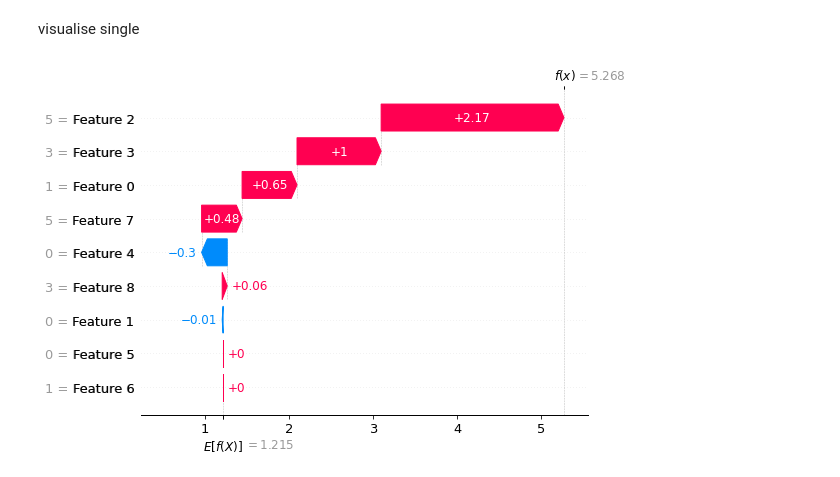
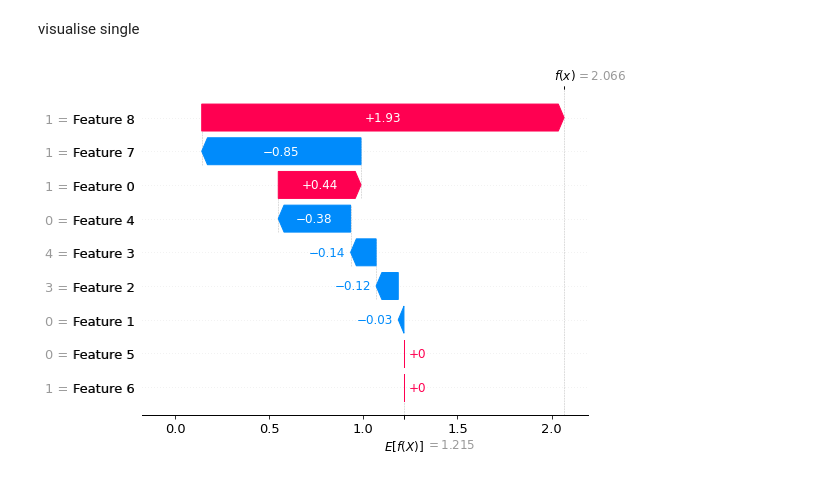
Before and after one commit to LazyHooks/models_aon, a Jupyter notebook: corp_fns_attr.ipynb, the cells around one changed output. Drawn from its saved outputs; the diff is of its cells as text; code cells hidden in the pictures.

```diff
--- a/corp_fns_attr.ipynb
+++ b/corp_fns_attr.ipynb
@@ -105,6 +104,6 @@ predict 1
 visualise single
 # %%
 # visualize the first prediction's explanation
-shap.plots.waterfall(shap_values[0])
+shap.plots.waterfall(shap_values[2])
 # %% [output]
-[figure, old version]
+[figure, new version]
```
Also changed, not shown: parts of 2 cells of this notebook.
